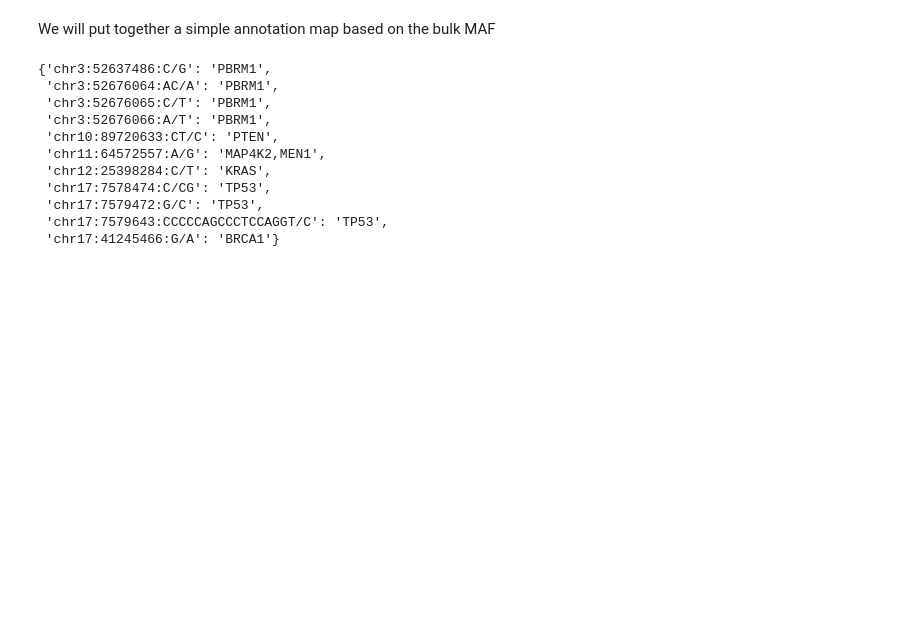
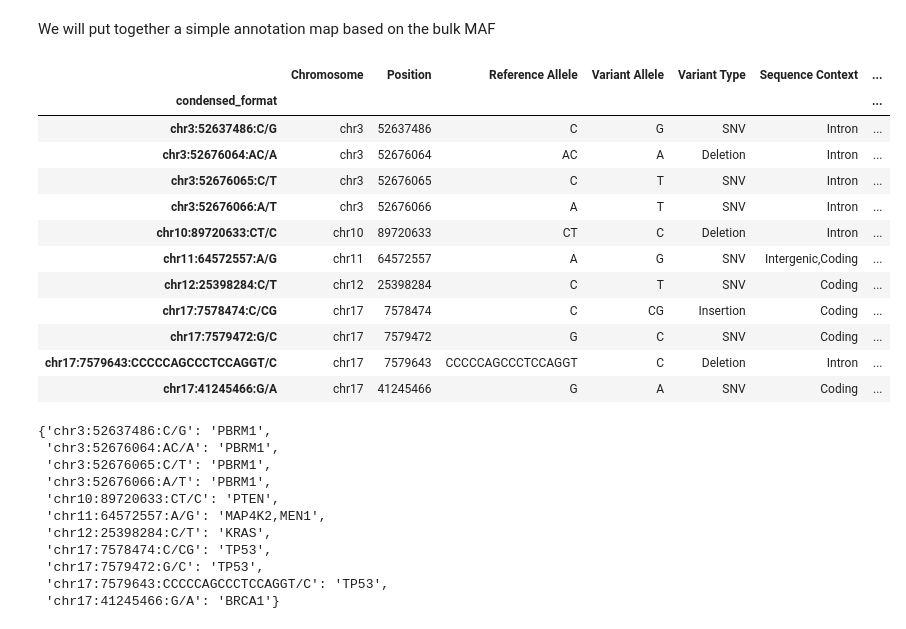
Before and after one commit to haochenz96/missionbio, a Jupyter notebook: tutorials/mosaic_clone_analysis.ipynb, the cells around one changed output. Cells and saved outputs as stored; diff of their text form; code cells hidden in the pictures; blank space fills up the shorter version.

```diff
--- a/tutorials/mosaic_clone_analysis.ipynb
+++ b/tutorials/mosaic_clone_analysis.ipynb
@@ -114,6 +126,22 @@ len(unique_bulk_vars)
 11
 # %% [markdown]
 We will put together a simple annotation map based on the bulk MAF
+# %%
+bulk_tumor_df
+# %% [output]
+|  | Chromosome | Position | Reference Allele | Variant Allele | Variant Type | Sequence Context | ... |
+| condensed_format |  |  |  |  |  |  | ... |
+| chr3:52637486:C/G | chr3 | 52637486 | C | G | SNV | Intron | ... |
+| chr3:52676064:AC/A | chr3 | 52676064 | AC | A | Deletion | Intron | ... |
+| chr3:52676065:C/T | chr3 | 52676065 | C | T | SNV | Intron | ... |
+| chr3:52676066:A/T | chr3 | 52676066 | A | T | SNV | Intron | ... |
+| chr10:89720633:CT/C | chr10 | 89720633 | CT | C | Deletion | Intron | ... |
+| chr11:64572557:A/G | chr11 | 64572557 | A | G | SNV | Intergenic,Coding | ... |
+| chr12:25398284:C/T | chr12 | 25398284 | C | T | SNV | Coding | ... |
+| chr17:7578474:C/CG | chr17 | 7578474 | C | CG | Insertion | Coding | ... |
+| chr17:7579472:G/C | chr17 | 7579472 | G | C | SNV | Coding | ... |
+| chr17:7579643:CCCCCAGCCCTCCAGGT/C | chr17 | 7579643 | CCCCCAGCCCTCCAGGT | C | Deletion | Intron | ... |
+| chr17:41245466:G/A | chr17 | 41245466 | G | A | SNV | Coding | ... |
 # %%
 bulk_vars_ann_map = {}
 for var_i in unique_bulk_vars:
```
Also changed, not shown: parts of 8 cells of this notebook, 3 other files.
